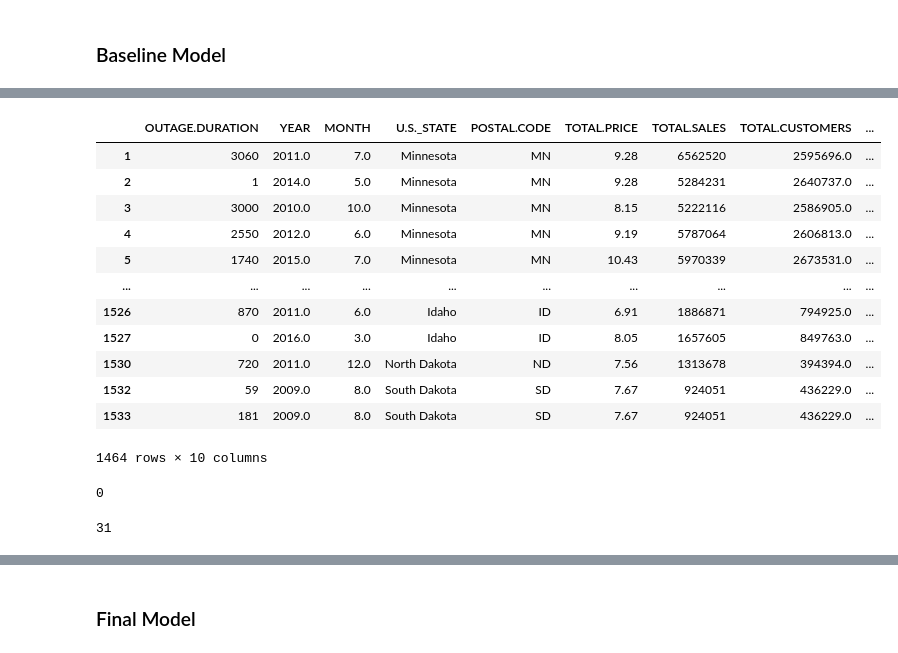
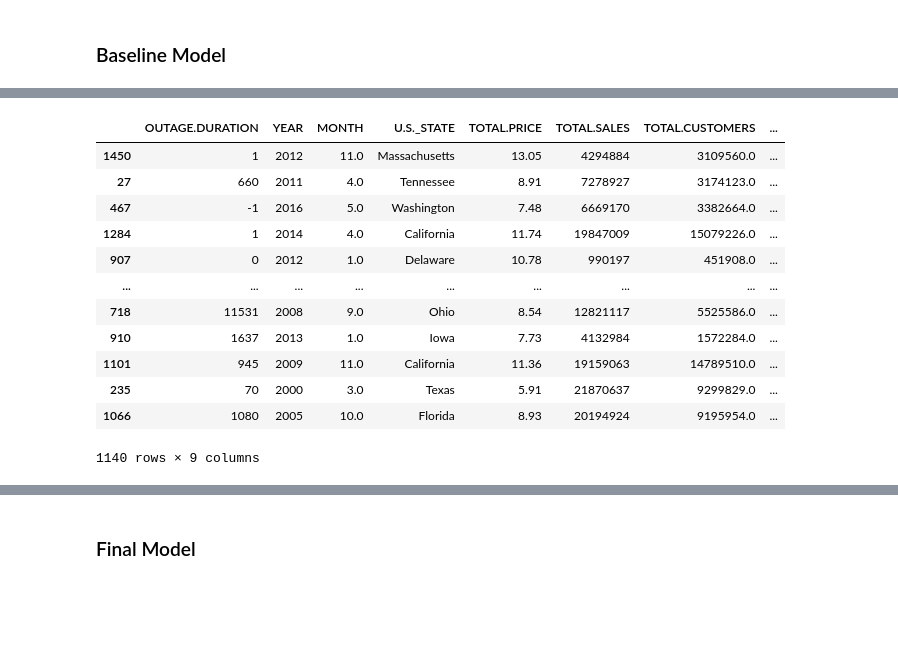
Before and after one commit to tomok59/power_outage_model, a Jupyter notebook: template.ipynb, the cells around one changed output, grey strips where cells are left out. Cells and saved outputs as stored; diff of their text form; code cells hidden in the pictures; blank space fills up the shorter version.

```diff
--- a/template.ipynb
+++ b/template.ipynb
@@ -87,0 +85,10 @@ Name: MONTH, dtype: int64
+# %%
+na_cols = df.columns[df.isna().any()].tolist()
+values_to_remove = ['CLIMATE.REGION',
+ 'ANOMALY.LEVEL',
+ 'CLIMATE.CATEGORY']
+filtered_list = list(filter(lambda x: x not in values_to_remove, na_cols))
+filtered_list
+for colns in filtered_list:
+    df[colns] = df[colns].fillna(-1)
+df.isna().sum()
@@ -87,0 +113,3 @@ Name: MONTH, dtype: int64
+# %%
+df = df.dropna()
+df.shape
@@ -88,2 +118,19 @@ Name: MONTH, dtype: int64
 # %% [markdown]
 ### Baseline Model
+# %%
+## make initial split for test at the end
+
+df_1 = df.copy()
+df_X = df_1.drop(columns='CAUSE.CATEGORY')
+numeric_columns = df_X.columns[df_X.apply(pd.to_numeric, errors='coerce').notna().all()]
+df_X[numeric_columns] = df_X[numeric_columns].apply(pd.to_numeric, errors='coerce')
+numeric_columns = df_X.select_dtypes(include=['number']).columns
+categorical_columns = df_X.select_dtypes(include=['object']).columns
+df_Y = df_1[['CAUSE.CATEGORY']]
+
+X_train, X_test_final, y_train, y_test_final = (
+    train_test_split(df_X, df_Y,test_size=0.25, random_state=1)
+)
+df_1 = X_train
+df_1['CAUSE.CATEGORY'] = y_train
+df_1
@@ -90,34 +151,23 @@ Name: MONTH, dtype: int64
 # %%
-# TODO
-
-# relevant columns : 'OUTAGE.DURATION', 'YEAR', 'MONTH', 'U.S._STATE', 'POSTAL.CODE', 'TOTAL.PRICE', 'TOTAL.SALES', 'TOTAL.CUSTOMERS', 'AREAPCT_URBAN'
-model_1_df = df[['OUTAGE.DURATION', 'YEAR', 'MONTH', 'U.S._STATE', 'TOTAL.PRICE', 'TOTAL.SALES', 'TOTAL.CUSTOMERS', 'AREAPCT_URBAN', 'CAUSE.CATEGORY']]
-model_1_df = model_1_df.dropna()
+# first guess of relevant columns : 'OUTAGE.DURATION', 'YEAR', 'MONTH', 'U.S._STATE', 'POSTAL.CODE', 'TOTAL.PRICE', 'TOTAL.SALES', 'TOTAL.CUSTOMERS', 'AREAPCT_URBAN'
+model_1_df = df_1[['OUTAGE.DURATION', 'YEAR', 'MONTH', 'U.S._STATE', 'TOTAL.PRICE', 'TOTAL.SALES', 'TOTAL.CUSTOMERS', 'AREAPCT_URBAN', 'CAUSE.CATEGORY']]
 model_1_df
 # %% [output]
-|  | OUTAGE.DURATION | YEAR | MONTH | U.S._STATE | POSTAL.CODE | TOTAL.PRICE | TOTAL.SALES | TOTAL.CUSTOMERS | ... |
-| 1 | 3060 | 2011.0 | 7.0 | Minnesota | MN | 9.28 | 6562520 | 2595696.0 | ... |
-| 2 | 1 | 2014.0 | 5.0 | Minnesota | MN | 9.28 | 5284231 | 2640737.0 | ... |
-| 3 | 3000 | 2010.0 | 10.0 | Minnesota | MN | 8.15 | 5222116 | 2586905.0 | ... |
-| 4 | 2550 | 2012.0 | 6.0 | Minnesota | MN | 9.19 | 5787064 | 2606813.0 | ... |
-| 5 | 1740 | 2015.0 | 7.0 | Minnesota | MN | 10.43 | 5970339 | 2673531.0 | ... |
-| ... | ... | ... | ... | ... | ... | ... | ... | ... | ... |
-| 1526 | 870 | 2011.0 | 6.0 | Idaho | ID | 6.91 | 1886871 | 794925.0 | ... |
-| 1527 | 0 | 2016.0 | 3.0 | Idaho | ID | 8.05 | 1657605 | 849763.0 | ... |
-| 1530 | 720 | 2011.0 | 12.0 | North Dakota | ND | 7.56 | 1313678 | 394394.0 | ... |
-| 1532 | 59 | 2009.0 | 8.0 | South Dakota | SD | 7.67 | 924051 | 436229.0 | ... |
-| 1533 | 181 | 2009.0 | 8.0 | South Dakota | SD | 7.67 | 924051 | 436229.0 | ... |
+|  | OUTAGE.DURATION | YEAR | MONTH | U.S._STATE | TOTAL.PRICE | TOTAL.SALES | TOTAL.CUSTOMERS | ... |
+| 1450 | 1 | 2012 | 11.0 | Massachusetts | 13.05 | 4294884 | 3109560.0 | ... |
+| 27 | 660 | 2011 | 4.0 | Tennessee | 8.91 | 7278927 | 3174123.0 | ... |
+| 467 | -1 | 2016 | 5.0 | Washington | 7.48 | 6669170 | 3382664.0 | ... |
+| 1284 | 1 | 2014 | 4.0 | California | 11.74 | 19847009 | 15079226.0 | ... |
+| 907 | 0 | 2012 | 1.0 | Delaware | 10.78 | 990197 | 451908.0 | ... |
+| ... | ... | ... | ... | ... | ... | ... | ... | ... |
+| 718 | 11531 | 2008 | 9.0 | Ohio | 8.54 | 12821117 | 5525586.0 | ... |
+| 910 | 1637 | 2013 | 1.0 | Iowa | 7.73 | 4132984 | 1572284.0 | ... |
+| 1101 | 945 | 2009 | 11.0 | California | 11.36 | 19159063 | 14789510.0 | ... |
+| 235 | 70 | 2000 | 3.0 | Texas | 5.91 | 21870637 | 9299829.0 | ... |
+| 1066 | 1080 | 2005 | 10.0 | Florida | 8.93 | 20194924 | 9195954.0 | ... |
-1464 rows × 10 columns
+1140 rows × 9 columns
-# %%
-sum(model_1_df['TOTAL.SALES'] == 0.0)
-# %% [output]
-0
 # %%
 X_train, X_test, y_train, y_test = (
     train_test_split(model_1_df[['OUTAGE.DURATION', 'YEAR', 'MONTH', 'U.S._STATE', 'TOTAL.PRICE', 'TOTAL.SALES', 'TOTAL.CUSTOMERS', 'AREAPCT_URBAN']], model_1_df['CAUSE.CATEGORY'],test_size=0.25, random_state=1)
 )
-# %%
-round(df['TOTAL.PRICE'].max())
-# %% [output]
-31
 # %%
```
Also changed, not shown: parts of 39 cells of this notebook, 1 other file.
